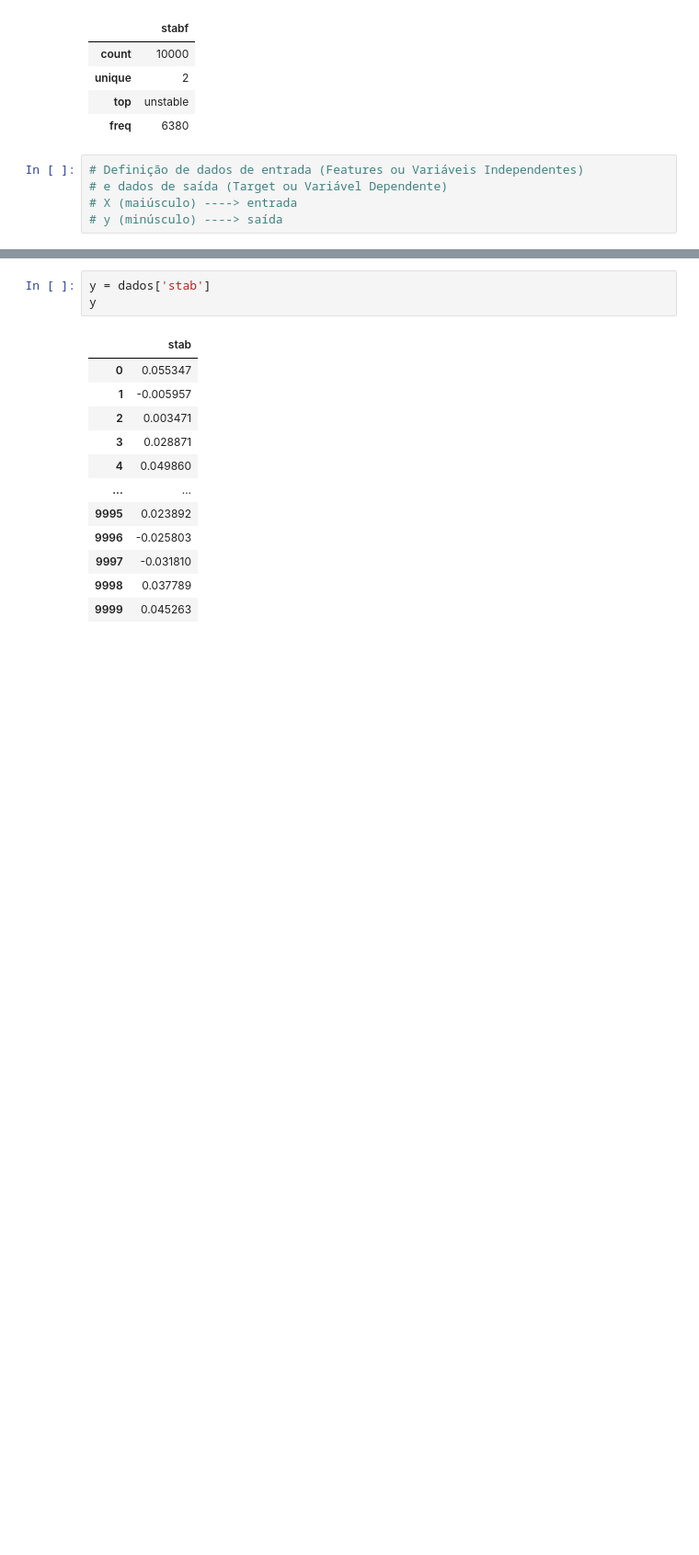
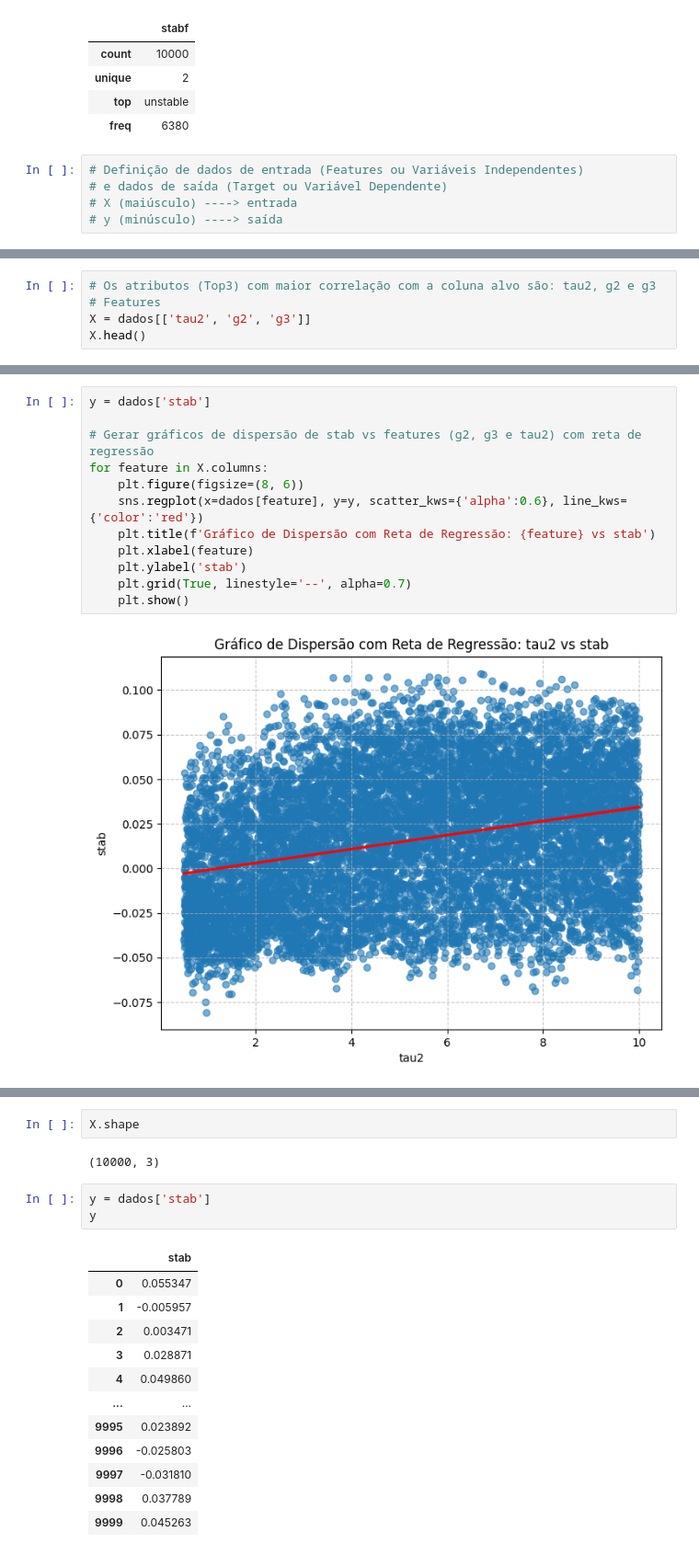
Before and after one commit to prof-atritiack/1CC-MLAM-regressao-linear-CP2-2sem, a Jupyter notebook: Exemplo_Aula_07_1CCPK.ipynb, the cells around one changed output, grey strips where cells are left out. Shown at 92% size. Saved outputs shown, nothing was run; the diff lists cells and outputs as text; blank space fills up the shorter version.

```diff
--- a/Exemplo_Aula_07_1CCPK.ipynb
+++ b/Exemplo_Aula_07_1CCPK.ipynb
@@ -90,0 +104,5 @@ dados.describe(include='object')
+# %%
+# Os atributos (Top3) com maior correlação com a coluna alvo são: tau2, g2 e g3
+# Features
+X = dados[['tau2', 'g2', 'g3']]
+X.head()
@@ -90,0 +116,14 @@ dados.describe(include='object')
+# %%
+y = dados['stab']
+
+# Gerar gráficos de dispersão de stab vs features (g2, g3 e tau2) com reta de regressão
+for feature in X.columns:
+    plt.figure(figsize=(8, 6))
+    sns.regplot(x=dados[feature], y=y, scatter_kws={'alpha':0.6}, line_kws={'color':'red'})
+    plt.title(f'Gráfico de Dispersão com Reta de Regressão: {feature} vs stab')
+    plt.xlabel(feature)
+    plt.ylabel('stab')
+    plt.grid(True, linestyle='--', alpha=0.7)
+    plt.show()
+# %% [output]
+[figure, added]
@@ -91,3 +132,7 @@ dados.describe(include='object')
+# %%
+X.shape
+# %% [output]
+(10000, 3)
 # %%
 y = dados['stab']
 y
```
Also changed, not shown: parts of 15 cells of this notebook.
